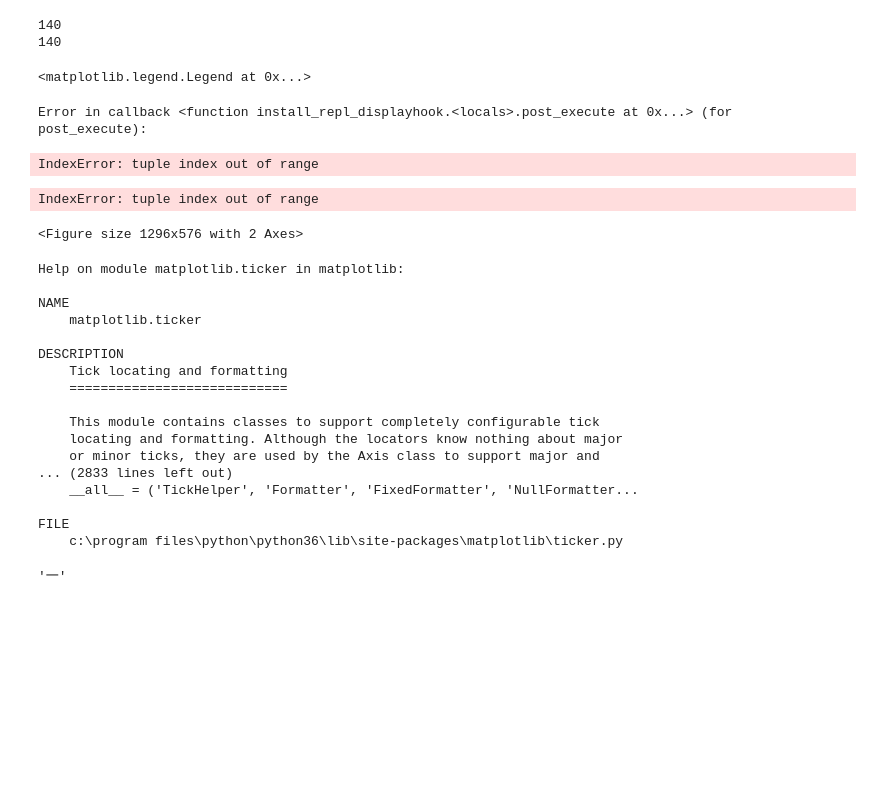
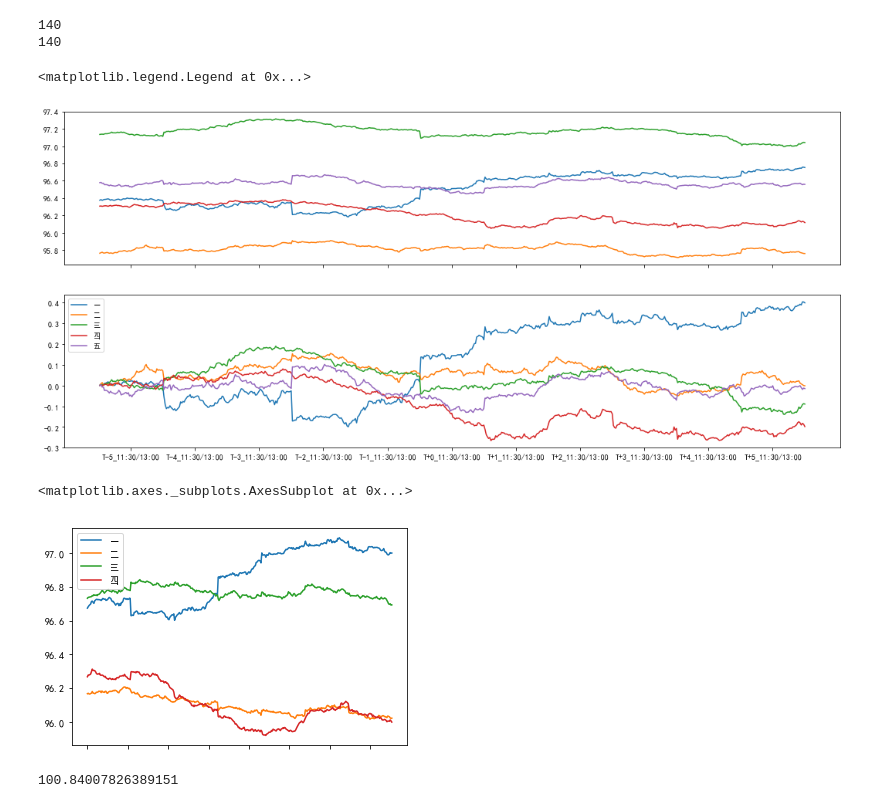
Before and after one commit to dxcv/my-strategies, a Jupyter notebook: strategy1/strategy1.ipynb, the cells around one changed output. Drawn from its saved outputs; the diff is of its cells as text; code cells hidden in the pictures; blank space fills up the shorter version.

```diff
--- a/strategy1/strategy1.ipynb
+++ b/strategy1/strategy1.ipynb
@@ -382,8 +382,8 @@ def trading_time(dt, minute_delta=5):
     return res
 # %%
 day1 = 5
-day2 = 8
-k = 4
+day2 = 5
+k = 5
 dt0 = dtt.date(2016, 2, 15)
 times = trading_time(dt0)
 strtimes = [time.strftime("%H:%M") for time in times]
@@ -403,8 +403,8 @@ columns0 = ["一", "二", "三", "四", "五", "六", "七"]
 columns = columns0[0: k]
 # %%
 imp_future = ImpFuture(cur, db)
-data1 = imp_future.imp_days_minutes(day1, day2, "T", k=k, p2r_mode=0, delta_type="mg_delta")
-data2 = imp_future.imp_days_minutes(day1, day2, "T", k=k, p2r_mode=1, delta_type="mg_delta")
+data1 = imp_future.imp_days_minutes(day1, day2, "T", k=k, p2r_mode=0, delta_type="delta")
+data2 = imp_future.imp_days_minutes(day1, day2, "T", k=k, p2r_mode=1, delta_type="delta")
 pd_data1 = pd.DataFrame(list(zip(*data1)), index=index, columns=columns)
 pd_data2 = pd.DataFrame(list(zip(*data2)), index=index, columns=columns)
 # %% [output]
@@ -413,45 +413,23 @@ pd_data2 = pd.DataFrame(list(zip(*data2)), index=index, columns=columns)
 # %%
 mpl.rcParams['font.sans-serif'] = ['SimHei']
 plt.rcParams['axes.unicode_minus'] = False
 locator = ticker.FixedLocator([54*d+26 for d in range(day1+day2+1)])
-formatter = ticker.StrMethodFormatter("{.3}")
+# formatter = ticker.StrMethodFormatter("{.3}")
 fig, axes = plt.subplots(2, 1, figsize=(18, 8), sharex="all")
 for ax, pd_data in zip(axes, [pd_data1, pd_data2]):
     labels = pd_data.columns
     for i in range(len(labels)):
         ax.plot(pd_data.index, pd_data.iloc[:, i], label=labels[i])
 ax.xaxis.set_major_locator(locator)
-ax.xaxis.set_major_formatter(formatter)
+# ax.xaxis.set_major_formatter(formatter)
 ax.legend(loc="best")
 # %% [output]
 <matplotlib.legend.Legend at 0x...>
-Error in callback <function install_repl_displayhook.<locals>.post_execute at 0x...> (for post_execute):
-IndexError: tuple index out of range
-IndexError: tuple index out of range
-<Figure size 1296x576 with 2 Axes>
+[figure, added]
-# %%
-help(ticker)
-# %% [output]
-Help on module matplotlib.ticker in matplotlib:
-
-NAME
-    matplotlib.ticker
-
-DESCRIPTION
-    Tick locating and formatting
-    ============================
-
-    This module contains classes to support completely configurable tick
-    locating and formatting. Although the locators know nothing about major
-    or minor ticks, they are used by the Axis class to support major and
-... (2833 lines left out)
-    __all__ = ('TickHelper', 'Formatter', 'FixedFormatter', 'NullFormatter...
-
-FILE
-    c:\program files\python\python36\lib\site-packages\matplotlib\ticker.py
+# %%
+pd_data1.plot()
+# %% [output]
+<matplotlib.axes._subplots.AxesSubplot at 0x...>
+[figure, added]
 # %%
 formatter = ticker.StrMethodFormatter("{.3}")
-# %%
-pd_data1.columns[0]
-# %% [output]
-'一'
@@ -457,0 +553,4 @@ pd_data1.columns[0]
+# %%
+bond.bond_price(dtt.date(2017, 8, 10), 3.4537)
+# %% [output]
+100.84007826389151
```
Also changed, not shown: parts of 2 cells of this notebook, 2 other files.
